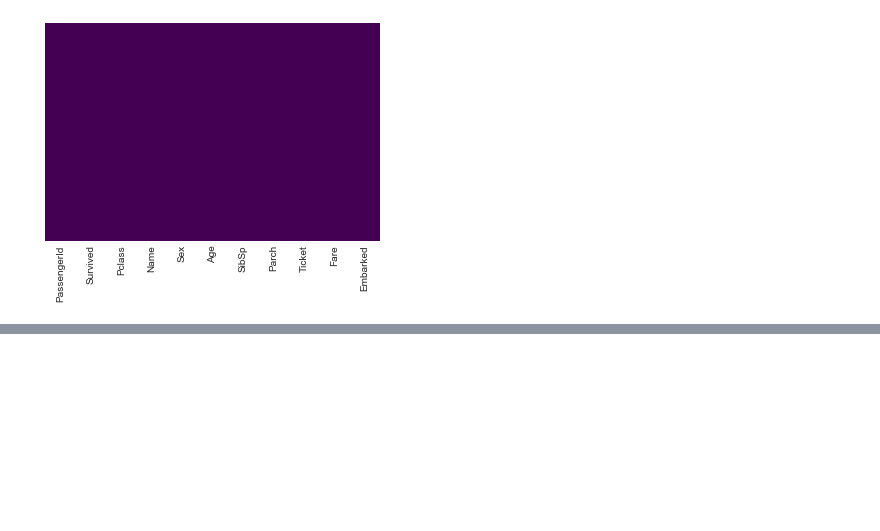
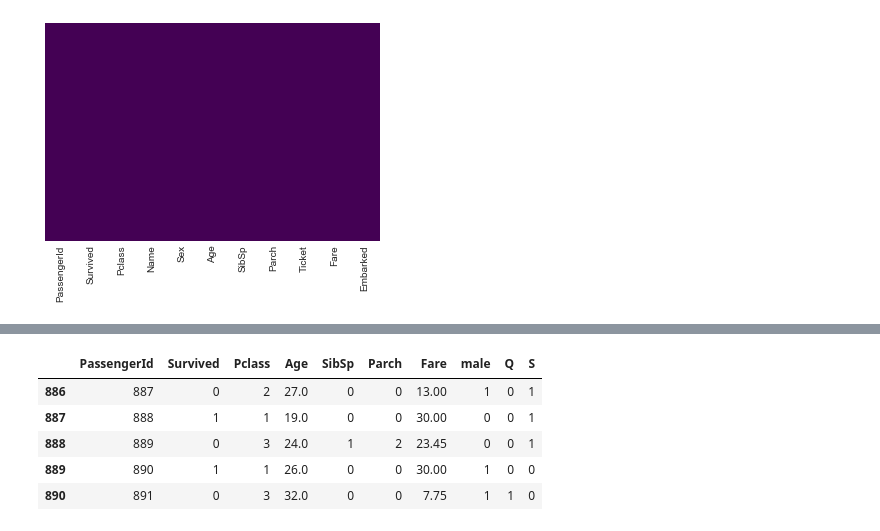
Before and after one commit to mj74447/Jupyter__Workflow, a Jupyter notebook: LogisticRegression.ipynb, the cells around one changed output, grey strips where cells are left out. Cells and saved outputs as stored; diff of their text form; code cells hidden in the pictures; blank space fills up the shorter version.

```diff
--- a/LogisticRegression.ipynb
+++ b/LogisticRegression.ipynb
@@ -136,0 +213,9 @@ sns.heatmap(train.isnull(),yticklabels=False,cbar=False,cmap='viridis')
+# %%
+train.tail()
+# %% [output]
+|  | PassengerId | Survived | Pclass | Age | SibSp | Parch | Fare | male | Q | S |
+| 886 | 887 | 0 | 2 | 27.0 | 0 | 0 | 13.00 | 1 | 0 | 1 |
+| 887 | 888 | 1 | 1 | 19.0 | 0 | 0 | 30.00 | 0 | 0 | 1 |
+| 888 | 889 | 0 | 3 | 24.0 | 1 | 2 | 23.45 | 0 | 0 | 1 |
+| 889 | 890 | 1 | 1 | 26.0 | 0 | 0 | 30.00 | 1 | 0 | 0 |
+| 890 | 891 | 0 | 3 | 32.0 | 0 | 0 | 7.75 | 1 | 1 | 0 |
```
Also changed, not shown: parts of 28 cells of this notebook.
